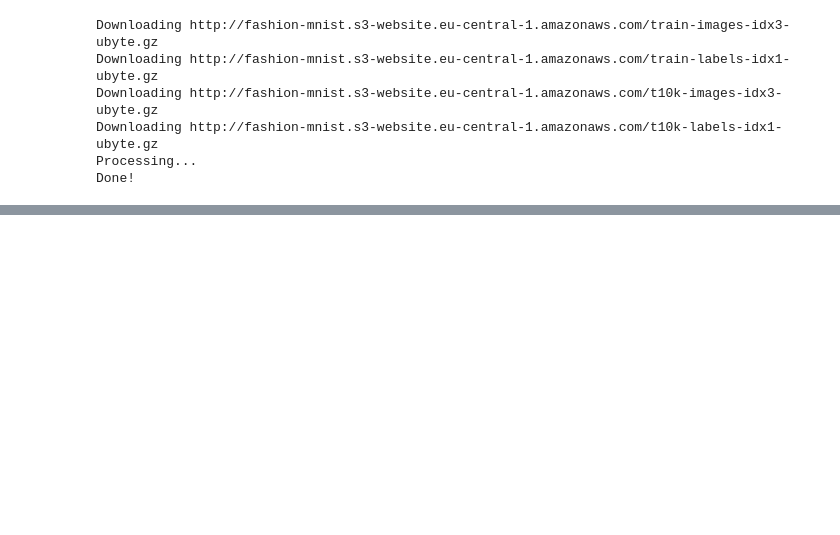
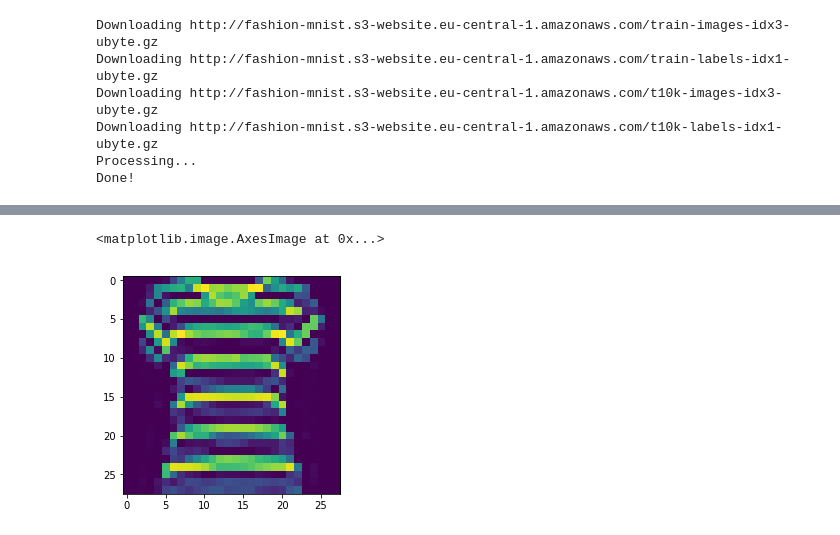
Before and after one commit to raynardj/python4ml, a Jupyter notebook: 3.5_from_keras_to_pytorch.ipynb, the cells around one changed output, grey strips where cells are left out. Saved outputs shown, nothing was run; the diff lists cells and outputs as text; code cells hidden in the pictures; blank space fills up the shorter version.

```diff
--- a/3.5_from_keras_to_pytorch.ipynb
+++ b/3.5_from_keras_to_pytorch.ipynb
@@ -65,0 +91,5 @@ dl = DataLoader(ds,batch_size=)
+# %%
+plt.imshow(x.numpy()[2].reshape(28,28))
+# %% [output]
+<matplotlib.image.AxesImage at 0x...>
+[figure, added]
```
Also changed, not shown: parts of 17 cells of this notebook.
